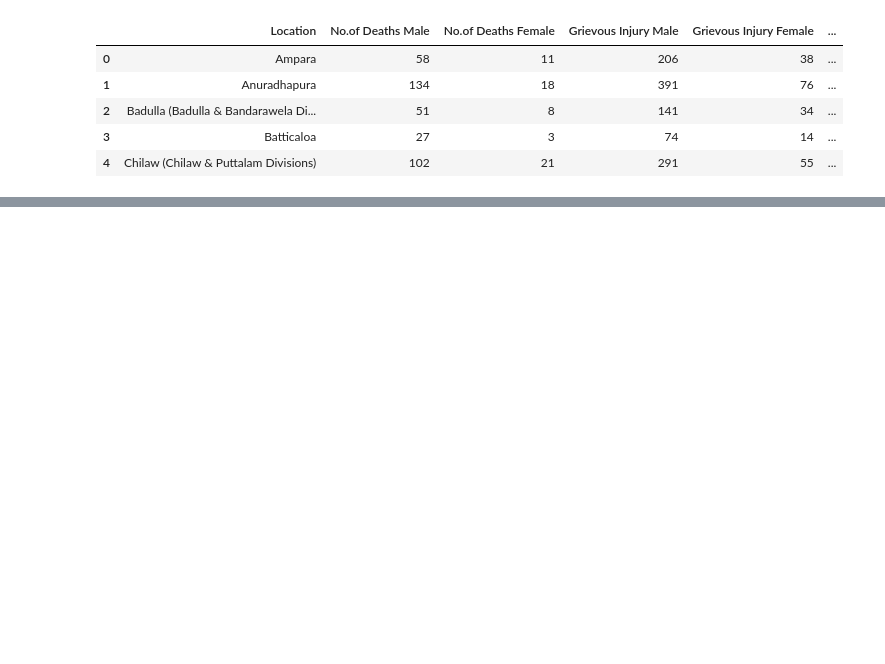
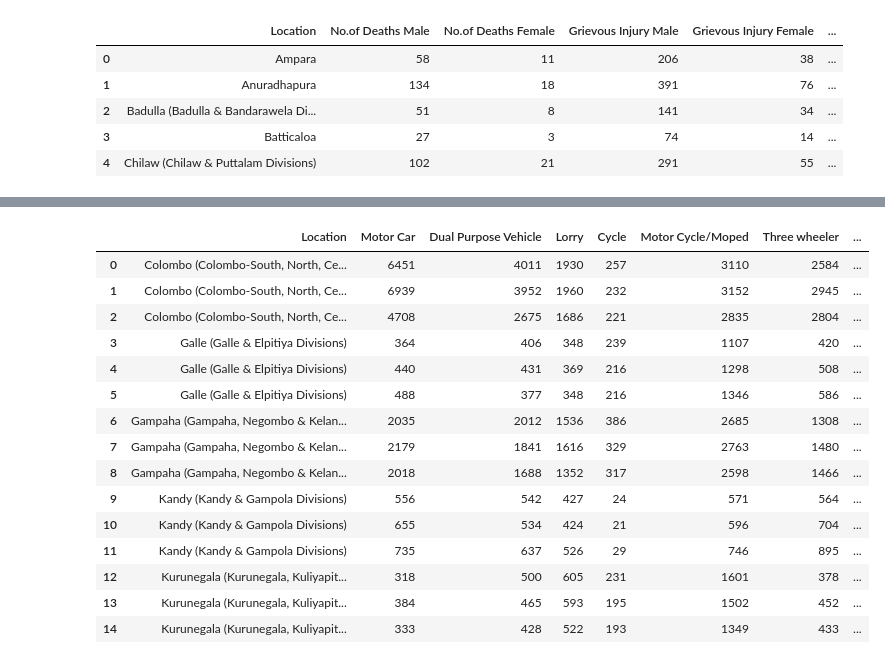
Before and after one commit to Vithyashagar/Infographic-Poster, a Jupyter notebook: 248382A_infographic_analysis.ipynb, the cells around one changed output, grey strips where cells are left out. Cells and saved outputs as stored; diff of their text form; code cells hidden in the pictures; blank space fills up the shorter version.

```diff
--- a/248382A_infographic_analysis.ipynb
+++ b/248382A_infographic_analysis.ipynb
@@ -131,0 +408,2 @@ injury_2012.head()
+# %%
+top_districts = top_districts.reset_index()
@@ -131,0 +419,28 @@ injury_2012.head()
+# %%
+top_districts_final = vehicle_type.groupby(["Location","Year"]).sum()
+top_districts_final = top_districts_final.reset_index()
+# %%
+filter_cols = top_districts.Location.values.tolist()
+# %%
+top_districts_final = top_districts_final[top_districts_final['Location'].isin(filter_cols)]
+top_districts_final = top_districts_final.reset_index()
+top_districts_final.drop(columns=["index", "Year"],inplace=True)
+# %%
+top_districts_final
+# %% [output]
+|  | Location | Motor Car | Dual Purpose Vehicle | Lorry | Cycle | Motor Cycle/Moped | Three wheeler | ... |
+| 0 | Colombo (Colombo-South, North, Ce... | 6451 | 4011 | 1930 | 257 | 3110 | 2584 | ... |
+| 1 | Colombo (Colombo-South, North, Ce... | 6939 | 3952 | 1960 | 232 | 3152 | 2945 | ... |
+| 2 | Colombo (Colombo-South, North, Ce... | 4708 | 2675 | 1686 | 221 | 2835 | 2804 | ... |
+| 3 | Galle (Galle & Elpitiya Divisions) | 364 | 406 | 348 | 239 | 1107 | 420 | ... |
+| 4 | Galle (Galle & Elpitiya Divisions) | 440 | 431 | 369 | 216 | 1298 | 508 | ... |
+| 5 | Galle (Galle & Elpitiya Divisions) | 488 | 377 | 348 | 216 | 1346 | 586 | ... |
+| 6 | Gampaha (Gampaha, Negombo & Kelan... | 2035 | 2012 | 1536 | 386 | 2685 | 1308 | ... |
+| 7 | Gampaha (Gampaha, Negombo & Kelan... | 2179 | 1841 | 1616 | 329 | 2763 | 1480 | ... |
+| 8 | Gampaha (Gampaha, Negombo & Kelan... | 2018 | 1688 | 1352 | 317 | 2598 | 1466 | ... |
+| 9 | Kandy (Kandy & Gampola Divisions) | 556 | 542 | 427 | 24 | 571 | 564 | ... |
+| 10 | Kandy (Kandy & Gampola Divisions) | 655 | 534 | 424 | 21 | 596 | 704 | ... |
+| 11 | Kandy (Kandy & Gampola Divisions) | 735 | 637 | 526 | 29 | 746 | 895 | ... |
+| 12 | Kurunegala (Kurunegala, Kuliyapit... | 318 | 500 | 605 | 231 | 1601 | 378 | ... |
+| 13 | Kurunegala (Kurunegala, Kuliyapit... | 384 | 465 | 593 | 195 | 1502 | 452 | ... |
+| 14 | Kurunegala (Kurunegala, Kuliyapit... | 333 | 428 | 522 | 193 | 1349 | 433 | ... |
```
Also changed, not shown: parts of 32 cells of this notebook.
